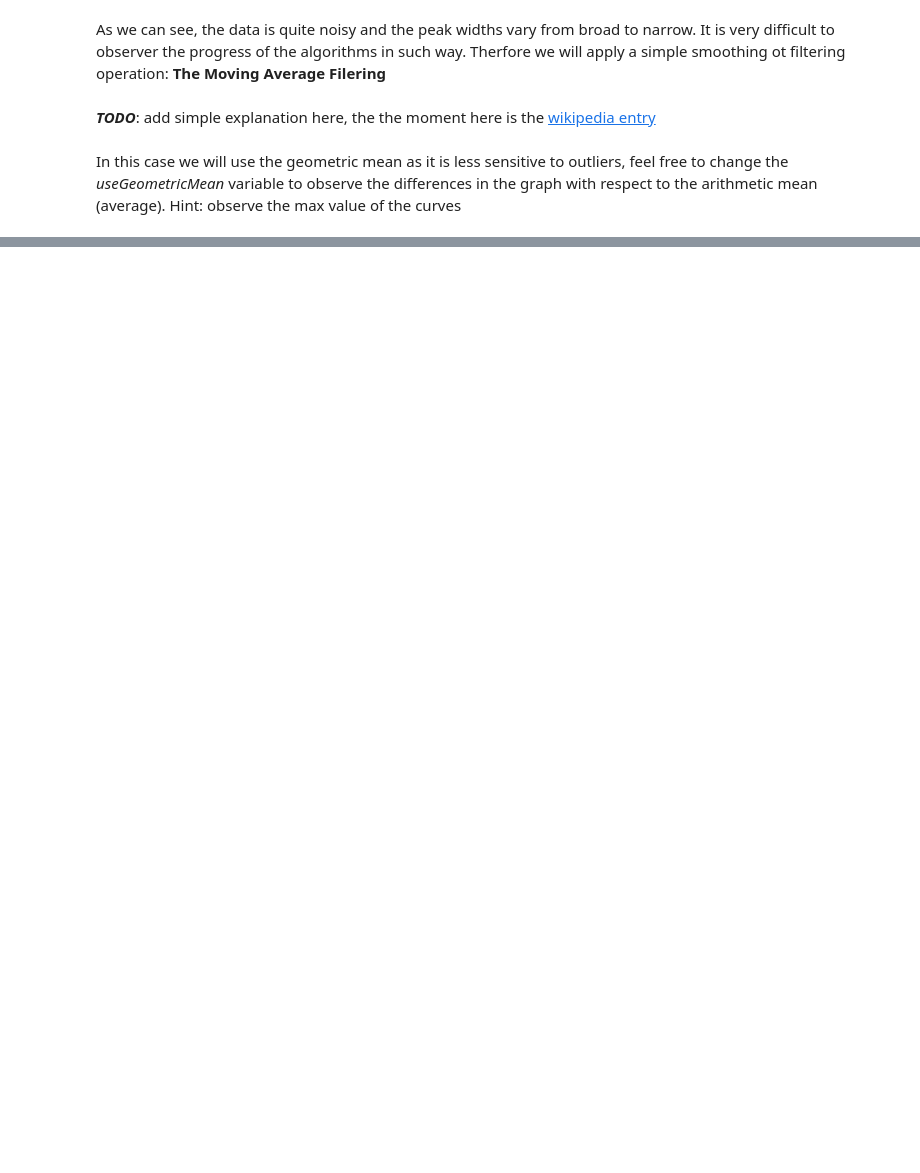
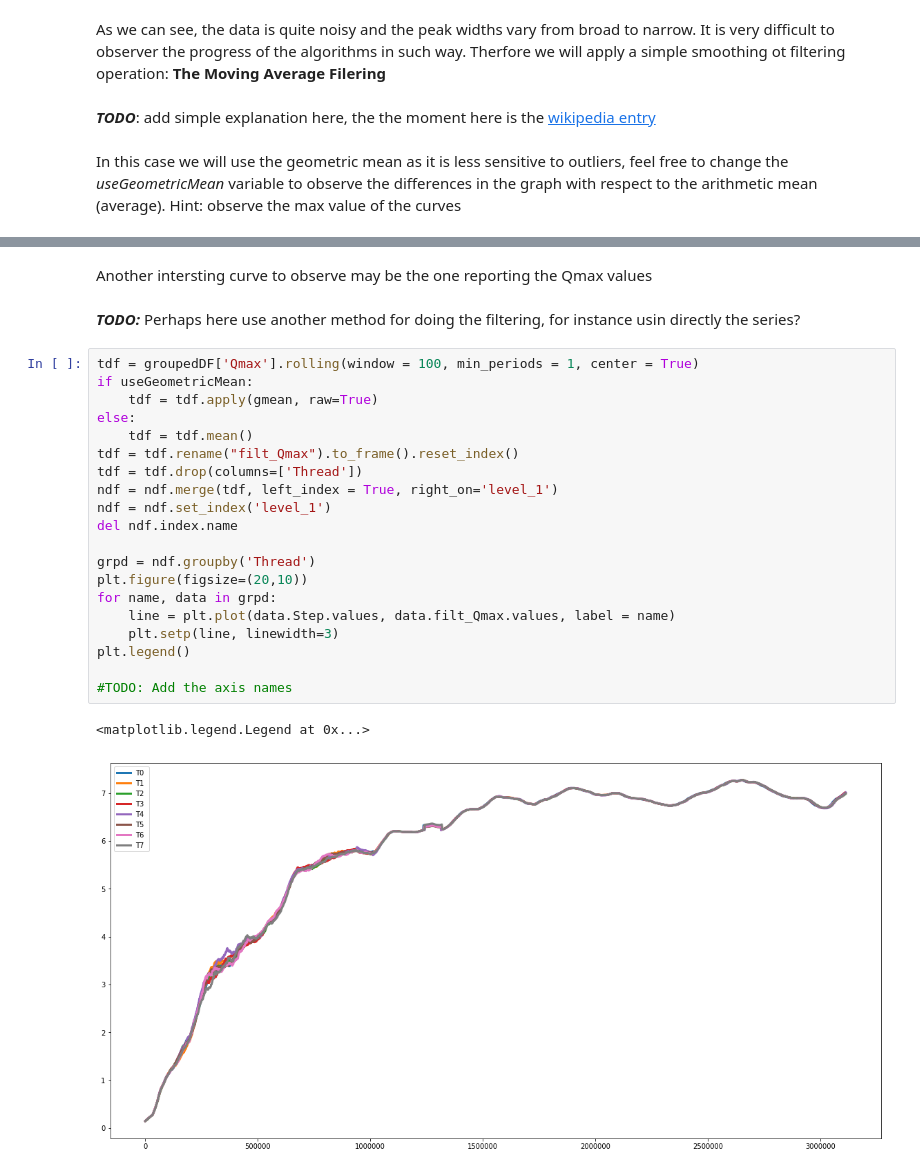
Before and after one commit to darenas/Guituto, a Jupyter notebook: dataScience_misc/Moving-Average-Filtering.ipynb, the cells around one changed output, grey strips where cells are left out. Saved outputs shown, nothing was run; the diff lists cells and outputs as text; blank space fills up the shorter version.

Commit message:
observing Qmax

```diff
--- a/dataScience_misc/Moving-Average-Filtering.ipynb
+++ b/dataScience_misc/Moving-Average-Filtering.ipynb
@@ -58,0 +60,26 @@ plt.legend()
+# %% [markdown]
+Another intersting curve to observe may be the one reporting the Qmax values<br><br>
+***TODO:*** Perhaps here use another method for doing the filtering, for instance usin directly the series?
+# %%
+tdf = groupedDF['Qmax'].rolling(window = 100, min_periods = 1, center = True)
+if useGeometricMean:
+    tdf = tdf.apply(gmean, raw=True)
+else:
+    tdf = tdf.mean()
+tdf = tdf.rename("filt_Qmax").to_frame().reset_index()
+tdf = tdf.drop(columns=['Thread'])
+ndf = ndf.merge(tdf, left_index = True, right_on='level_1')
+ndf = ndf.set_index('level_1')
+del ndf.index.name
+
+grpd = ndf.groupby('Thread')
+plt.figure(figsize=(20,10))
+for name, data in grpd:
+    line = plt.plot(data.Step.values, data.filt_Qmax.values, label = name)
+    plt.setp(line, linewidth=3)
+plt.legend()
+
+#TODO: Add the axis names
+# %% [output]
+<matplotlib.legend.Legend at 0x...>
+[figure, added]
```
Also changed, not shown: parts of 5 cells of this notebook.
